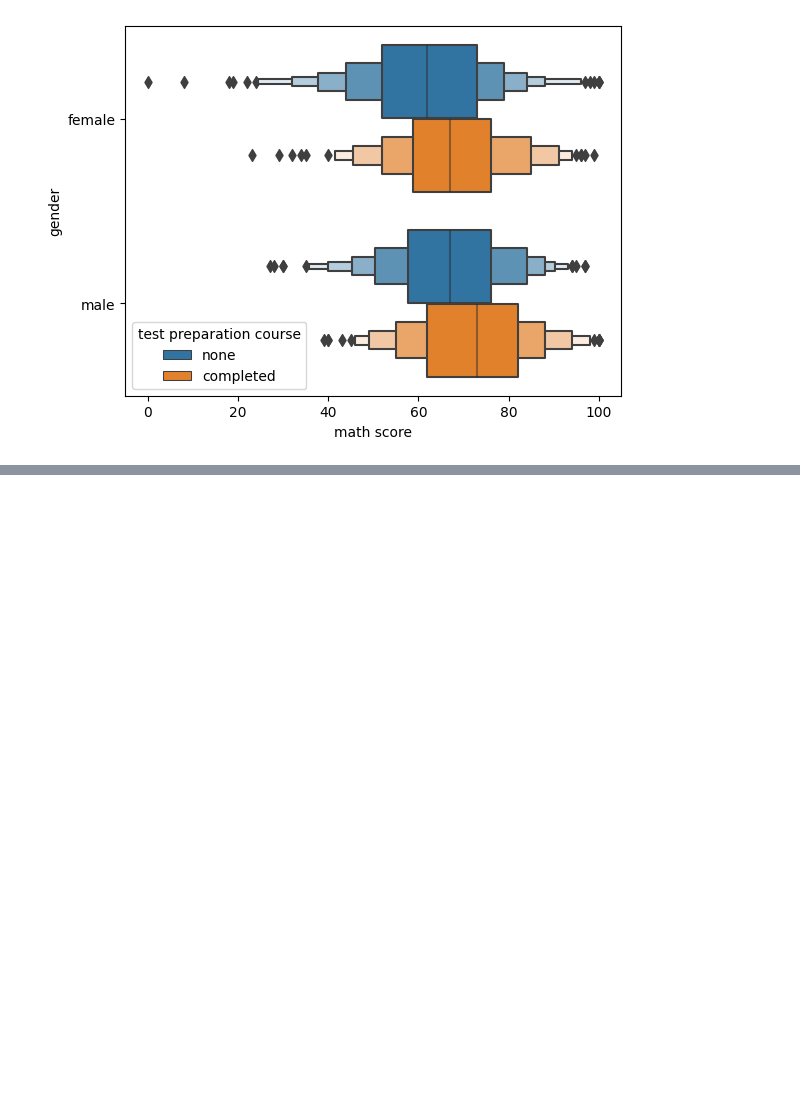
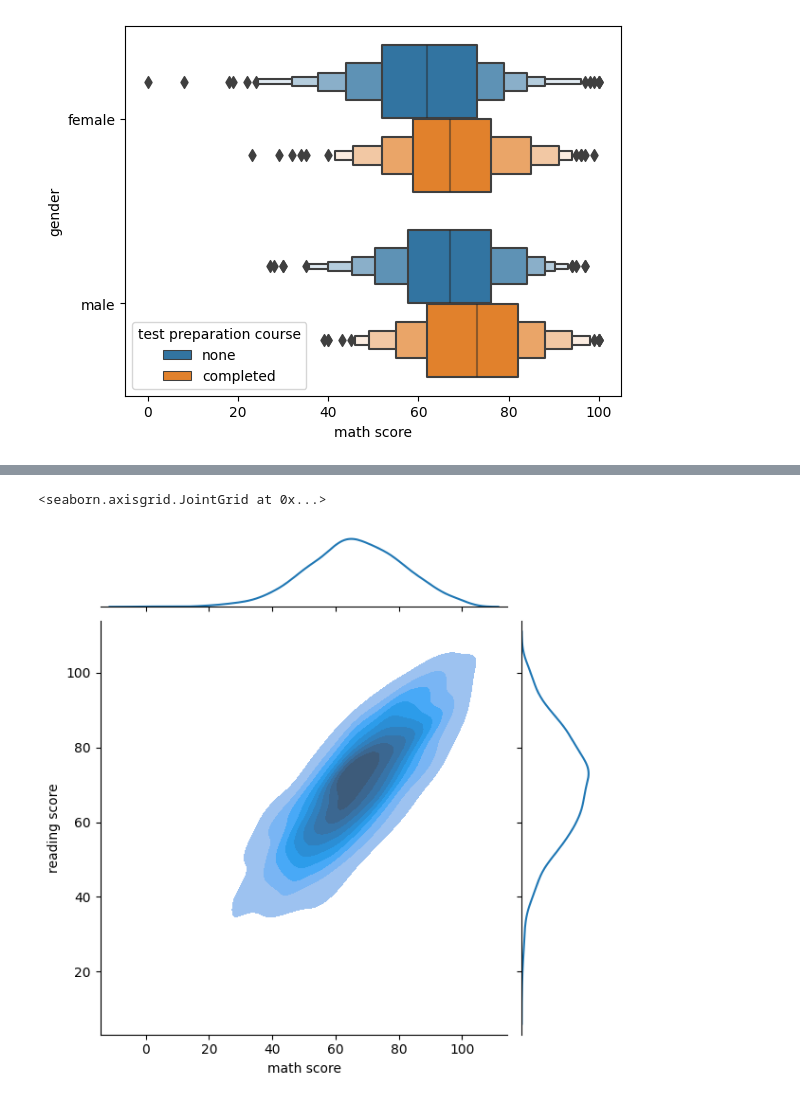
Before and after one commit to RagnarOkayy/DataAnalysisPython, a Jupyter notebook: UdemySeaBornCategorical-1.ipynb, the cells around one changed output, grey strips where cells are left out. Saved outputs shown, nothing was run; the diff lists cells and outputs as text; code cells hidden in the pictures; blank space fills up the shorter version.

```diff
--- a/UdemySeaBornCategorical-1.ipynb
+++ b/UdemySeaBornCategorical-1.ipynb
@@ -203,0 +226,5 @@ df.head()
+# %%
+sns.jointplot(data = df[['math score', 'reading score']], x = 'math score', y = 'reading score', kind= 'kde', shade = True) # will show an estimated 2d kde
+# %% [output]
+<seaborn.axisgrid.JointGrid at 0x...>
+[figure, added]
```
Also changed, not shown: parts of 36 cells of this notebook.
